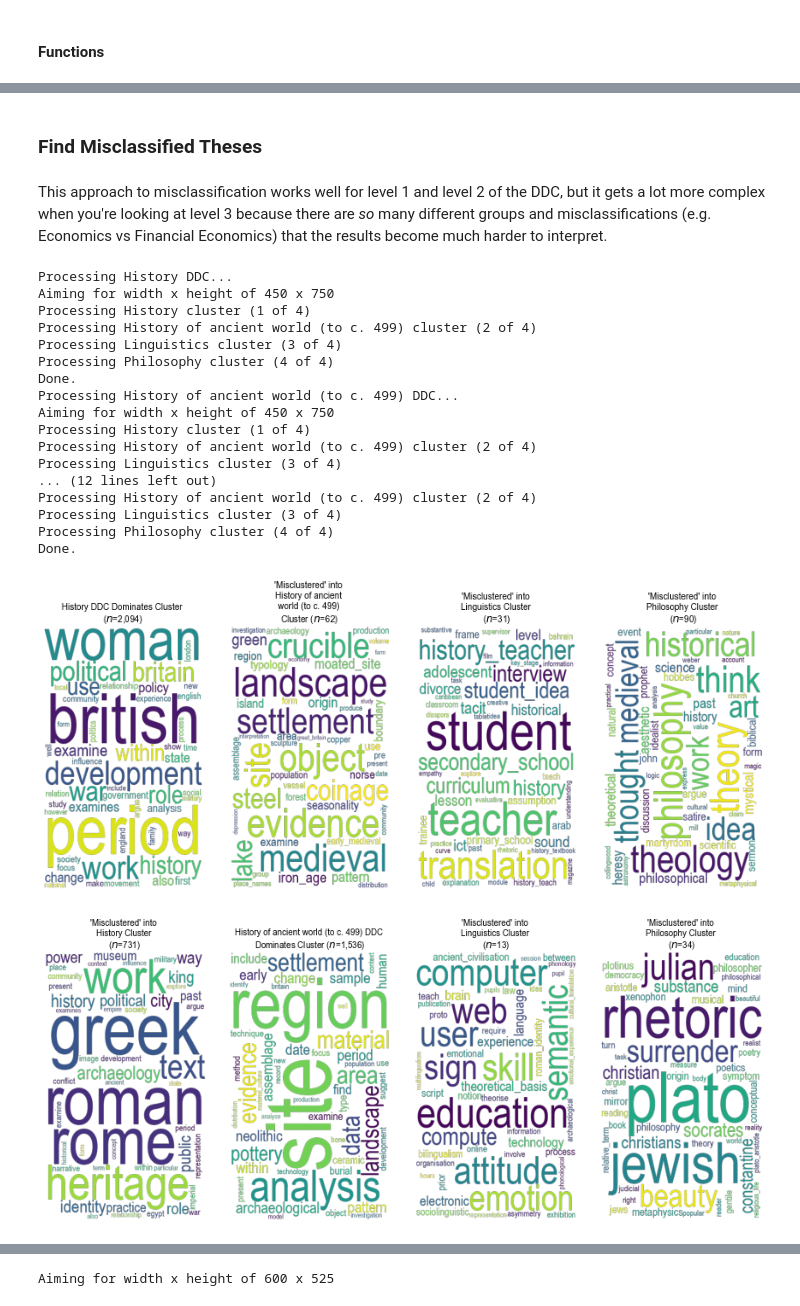
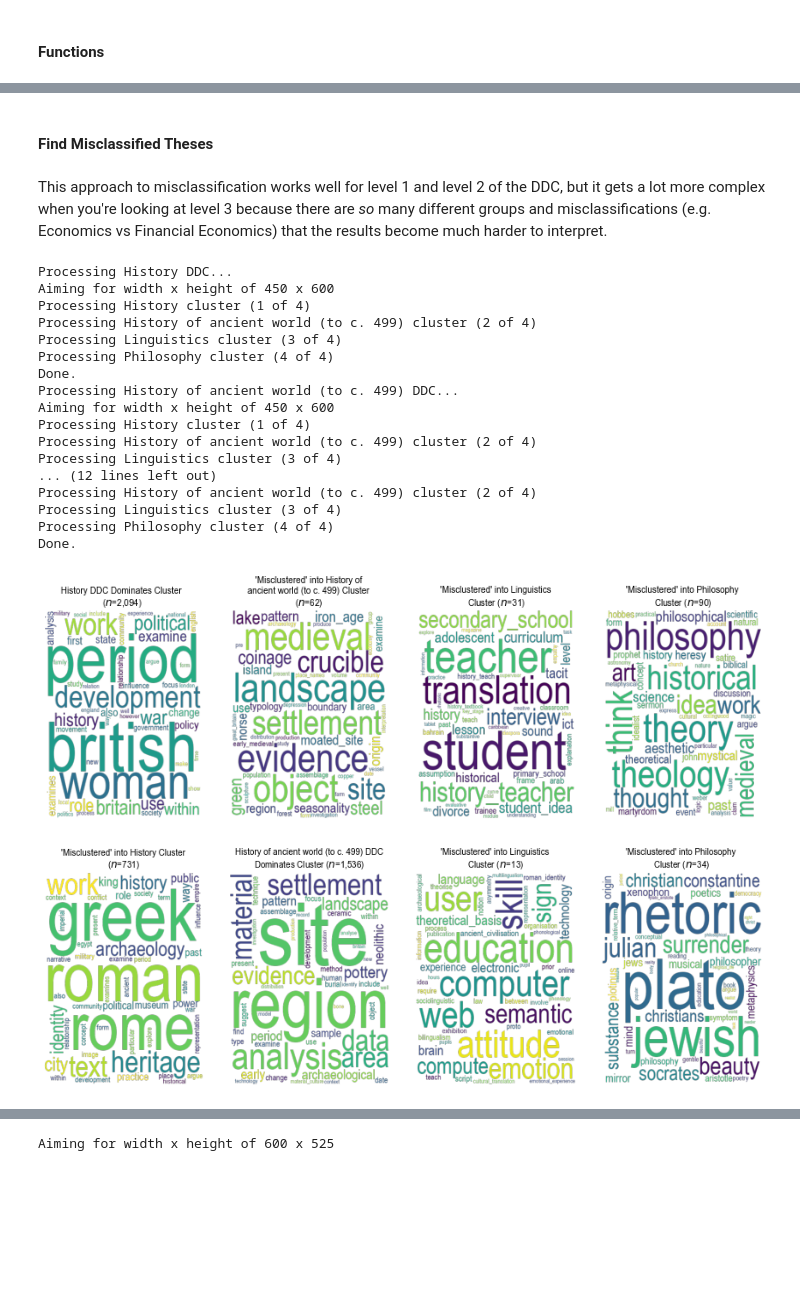
Before and after one commit to jreades/ph-tutorial-code, a Jupyter notebook: Clustering_Word_Embeddings.ipynb, the cells around one changed output, grey strips where cells are left out. Saved outputs shown, nothing was run; the diff lists cells and outputs as text; code cells hidden in the pictures; blank space fills up the shorter version.

```diff
--- a/Clustering_Word_Embeddings.ipynb
+++ b/Clustering_Word_Embeddings.ipynb
@@ -657,6 +584,9 @@ Cluster 11 dominated by Philosophy and psychology theses.
 ## Misclassifications
 
 Here we are trying to look in more detail at the PhDs that have (potentially!) been 'misclassified' by the experts--our clustering places them in a different group from the one specified by the DDC. Clearly, we'll have some false-positives in here as well, but the point is to examine the degree to which misclassification is both plausible and useful in terms of demonstrating the value of the NLP approach.
+# %%
+ddc_level  = 2
+num_clusters = 4
 # %%
 # This makes it easier to read the thesis titles in the output
 pd.set_option('display.max_colwidth',150)
@@ -694,13 +607,9 @@ Not needed if the `num_clusters` and `ddc_level` are the same as you ran above.
 # %%
-ddc  = 2
-ncls = 4
-print(f"At the DDC {ddc} level there are {ncls} clusters.")
-
 projected = df.join(dfe).sort_values(by=['ddc1','ddc2'])
 
 # Extract clustering based on Z object
-clusterings  = fcluster(Z, ncls, criterion='maxclust')
+clusterings  = fcluster(Z, num_clusters, criterion='maxclust')
 
 # Label clusters and add to df
-clustered_df = label_clusters(projected, clusterings, ddc_level=ddc)
+clustered_df = label_clusters(projected, clusterings, ddc_level=ddc_level)
 # %% [output]
@@ -710,26 +618,26 @@ Cluster 2 dominated by History theses.
 Cluster 3 dominated by Linguistics theses.
 Cluster 4 dominated by Philosophy theses.
 # %% [markdown]
-### Find Misclassified Theses
+#### Find Misclassified Theses
 # %% [markdown]
 This approach to misclassification works well for level 1 and level 2 of the DDC, but it gets a lot more complex when you're looking at level 3 because there are _so_ many different groups and misclassifications (e.g. Economics vs Financial Economics) that the results become much harder to interpret.
 # %%
-fsize = (12,5)
+fsize = (12,4)
 dpi   = 150
 nrows = 1
 
 # For each of the named clusters -- these will
 # have been assigned the name of the dominant
 # DDC in the cluster...
-for ddc_name in sorted(clustered_df[f'ddc{ddc}'].unique()):
+for ddc_name in sorted(clustered_df[f'ddc{ddc_level}'].unique()):
 
     print(f"Processing {ddc_name} DDC...")
 
     # Here's the selected data sub-frame
-    sdf = clustered_df[clustered_df[f'ddc{ddc}']==ddc_name]
+    sdf = clustered_df[clustered_df[f'ddc{ddc_level}']==ddc_name]
 
     # Create one document per label (i.e. aggregate the individual documents and count)
-    docs = pd.DataFrame({'Document': sdf.tokens.apply(' '.join), 'Class': sdf[f'Cluster_Name_{ncls}']})
+    docs = pd.DataFrame({'Document': sdf.tokens.apply(' '.join), 'Class': sdf[f'Cluster_Name_{num_clusters}']})
     docs_per_class = docs.groupby(['Class'], as_index=False).agg({'Document': ' '.join})
 
     cvec  = CountVectorizer().fit(docs_per_class.Document)
@@ -738,7 +646,7 @@ for ddc_name in sorted(clustered_df[f'ddc{ddc}'].unique()):
 
     ctfidf = CTFIDFVectorizer().fit_transform(count, n_samples=len(docs))
 
-    ncols  = len(sdf[f'Cluster_Name_{ncls}'].unique())
+    ncols  = len(sdf[f'Cluster_Name_{num_clusters}'].unique())
     nplots = nrows * ncols
 
     axwidth  = math.floor((fsize[0]/ncols)*dpi)
@@ -754,7 +662,7 @@ for ddc_name in sorted(clustered_df[f'ddc{ddc}'].unique()):
                       max_words=50, relative_scaling=0.5, font_path=fp,
                       height=axheight, width=axwidth)
 
-    for i, cl in enumerate(sorted(sdf[f'Cluster_Name_{ncls}'].unique())):
+    for i, cl in enumerate(sorted(sdf[f'Cluster_Name_{num_clusters}'].unique())):
         print(f"Processing {cl} cluster ({i+1} of {nplots})")
 
         try:
@@ -765,38 +673,38 @@ for ddc_name in sorted(clustered_df[f'ddc{ddc}'].unique()):
         tmp = pd.DataFrame({'words':words, 'weights':ctfidf.toarray()[i]}).set_index('words')
 
         if ddc_name == cl:
-            ax.set_title(break_title(f"{ddc_name} DDC Dominates Cluster ($n$={(sdf[f'Cluster_Name_{ncls}']==cl).sum():,})"), **tfont)
+            ax.set_title(break_title(f"{ddc_name} DDC Dominates Cluster ($n$={(sdf[f'Cluster_Name_{num_clusters}']==cl).sum():,})"), **tfont)
         else:
-            ax.set_title(break_title(f"'Misclustered' into {cl} Cluster ($n$={(sdf[f'Cluster_Name_{ncls}']==cl).sum():,})", 35), **tfont)
+            ax.set_title(break_title(f"'Misclustered' into {cl} Cluster ($n$={(sdf[f'Cluster_Name_{num_clusters}']==cl).sum():,})", 35), **tfont)
         ax.imshow(Cloud.generate_from_frequencies({x:tmp.loc[x].weights for x in tmp.index.tolist()}))
         ax.axis("off")
         del(tmp)
 
     while i < len(axes.flatten())-1:
         i += 1
         axes.flatten()[i].axis('off')
 
     plt.tight_layout()
 
-    #plt.savefig(os.path.join(c.outputs_dir,f'{c.which_embedding}-{c.embedding}-d{c.dimensions}-ddc{ddc}-c{ncls}-class_tfidf-{ddc_name}.png'), dpi=dpi)
+    #plt.savefig(os.path.join(c.outputs_dir,f'{c.which_embedding}-{c.embedding}-d{c.dimensions}-ddc{ddc}-c{num_clusters}-class_tfidf-{ddc_name}.png'), dpi=dpi)
     print("Done.")
 # %% [output]
 Processing History DDC...
-Aiming for width x height of 450 x 750
+Aiming for width x height of 450 x 600
 Processing History cluster (1 of 4)
 Processing History of ancient world (to c. 499) cluster (2 of 4)
 Processing Linguistics cluster (3 of 4)
 Processing Philosophy cluster (4 of 4)
 Done.
 Processing History of ancient world (to c. 499) DDC...
-Aiming for width x height of 450 x 750
+Aiming for width x height of 450 x 600
 Processing History cluster (1 of 4)
 Processing History of ancient world (to c. 499) cluster (2 of 4)
 Processing Linguistics cluster (3 of 4)
 ... (12 lines left out)
 Processing History of ancient world (to c. 499) cluster (2 of 4)
 Processing Linguistics cluster (3 of 4)
 Processing Philosophy cluster (4 of 4)
 Done.
-[figure, old version]
+[figure, new version]
-[figure, old version]
+[figure, new version]
```
Also changed, not shown: parts of 32 cells of this notebook.
